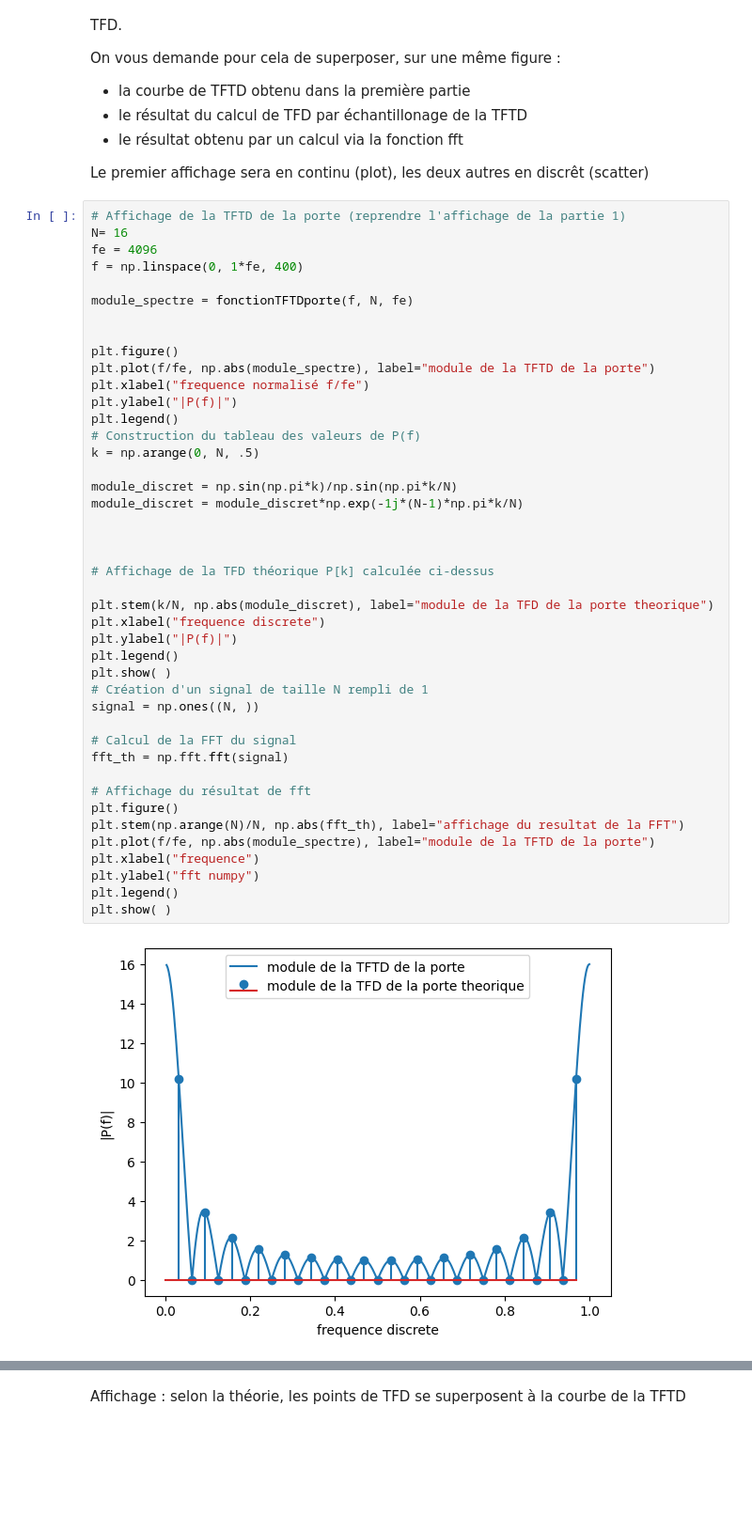
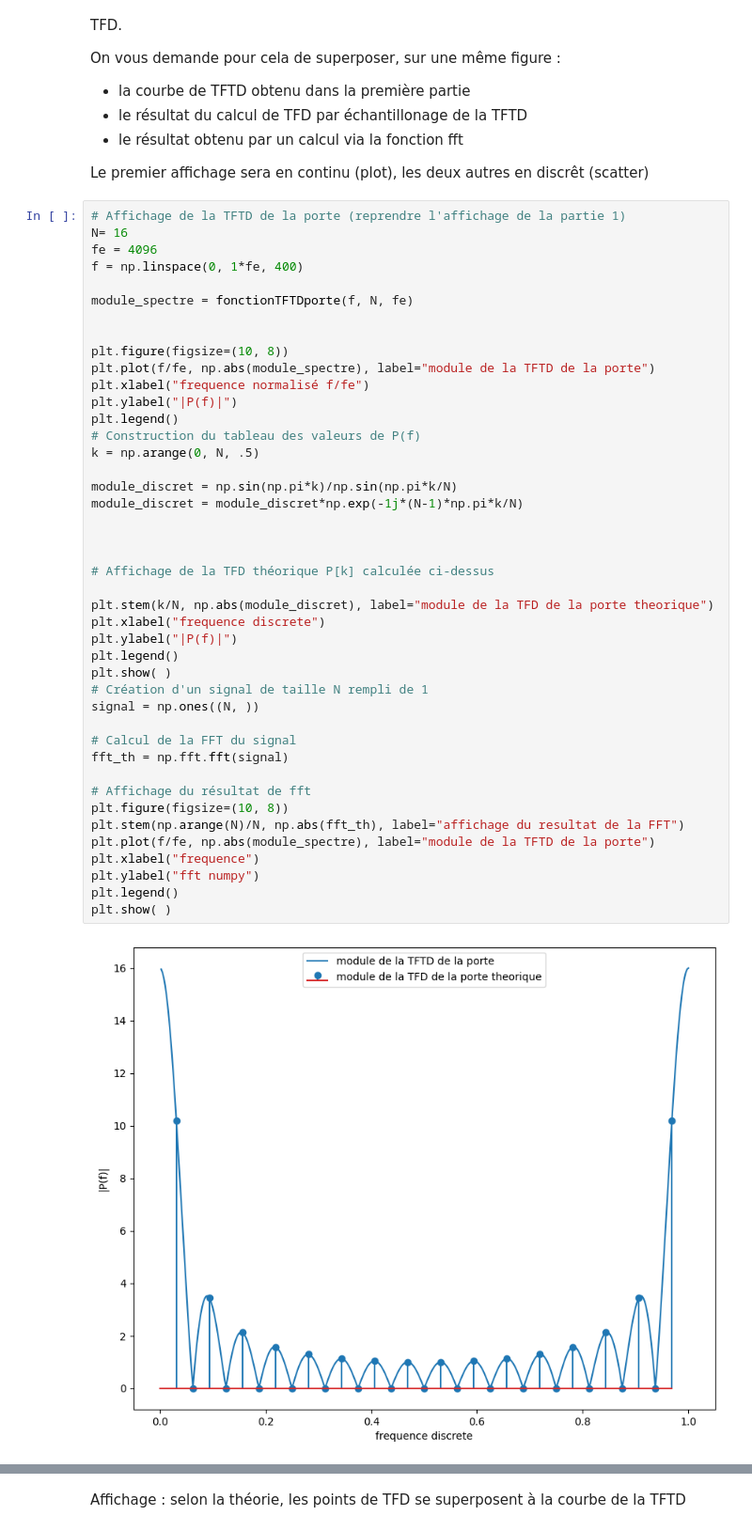
Before and after one commit to ba-talibe/TP_Image_Processing, a Jupyter notebook: TP1_L3_etudiants.ipynb, the cells around one changed output, grey strips where cells are left out. Shown: that part at 94% size. Drawn from its saved outputs; the diff is of its cells as text; blank space fills up the shorter version.

```diff
--- a/TP1_L3_etudiants.ipynb
+++ b/TP1_L3_etudiants.ipynb
@@ -112,39 +112,39 @@ f = np.linspace(0, 1*fe, 400)
 module_spectre = fonctionTFTDporte(f, N, fe)
 
 
-plt.figure()
+plt.figure(figsize=(10, 8))
 plt.plot(f/fe, np.abs(module_spectre), label="module de la TFTD de la porte")
 plt.xlabel("frequence normalisé f/fe")
 plt.ylabel("|P(f)|")
 plt.legend()
 # Construction du tableau des valeurs de P(f)
 k = np.arange(0, N, .5)
 
 module_discret = np.sin(np.pi*k)/np.sin(np.pi*k/N)
 module_discret = module_discret*np.exp(-1j*(N-1)*np.pi*k/N)
 
 
 
 # Affichage de la TFD théorique P[k] calculée ci-dessus
 
 plt.stem(k/N, np.abs(module_discret), label="module de la TFD de la porte theorique")
 plt.xlabel("frequence discrete")
 plt.ylabel("|P(f)|")
 plt.legend()
 plt.show( )
 # Création d'un signal de taille N rempli de 1
 signal = np.ones((N, ))
 
 # Calcul de la FFT du signal
 fft_th = np.fft.fft(signal)
 
 # Affichage du résultat de fft
-plt.figure()
+plt.figure(figsize=(10, 8))
 plt.stem(np.arange(N)/N, np.abs(fft_th), label="affichage du resultat de la FFT")
 plt.plot(f/fe, np.abs(module_spectre), label="module de la TFTD de la porte")
 plt.xlabel("frequence")
 plt.ylabel("fft numpy")
 plt.legend()
 plt.show( )
 # %% [output]
-[figure, old version]
+[figure, new version]
```
Also changed, not shown: parts of 8 cells of this notebook.
